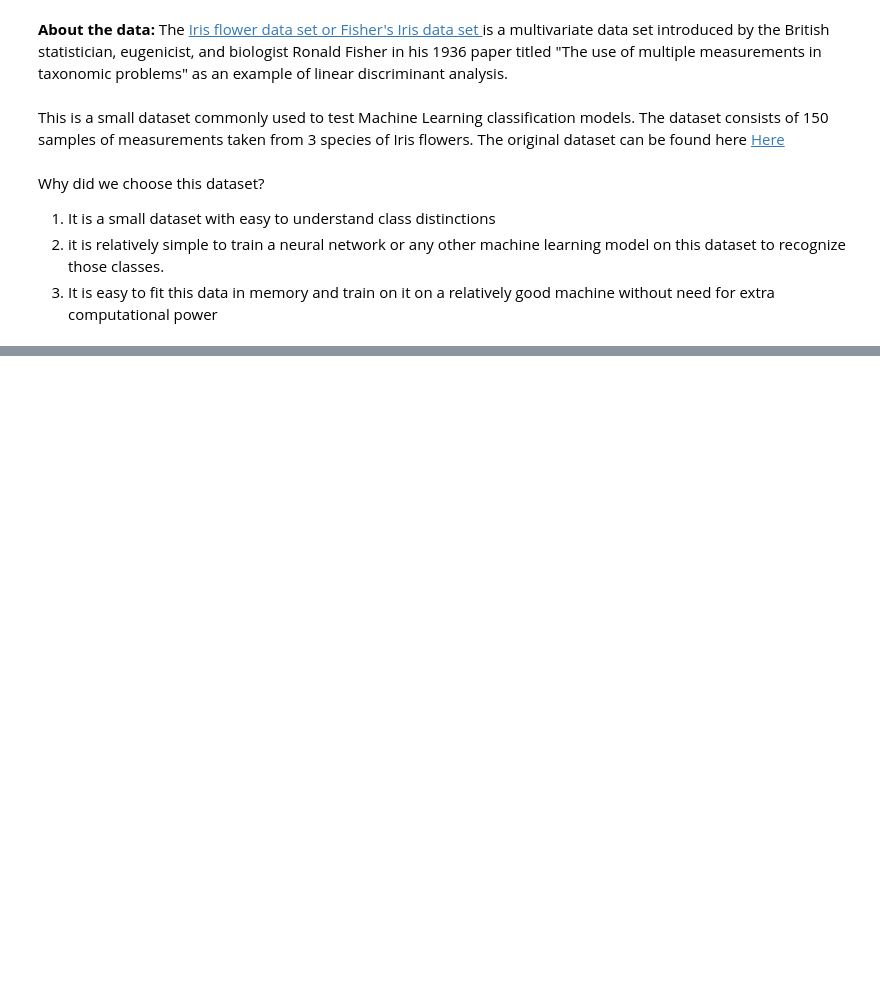
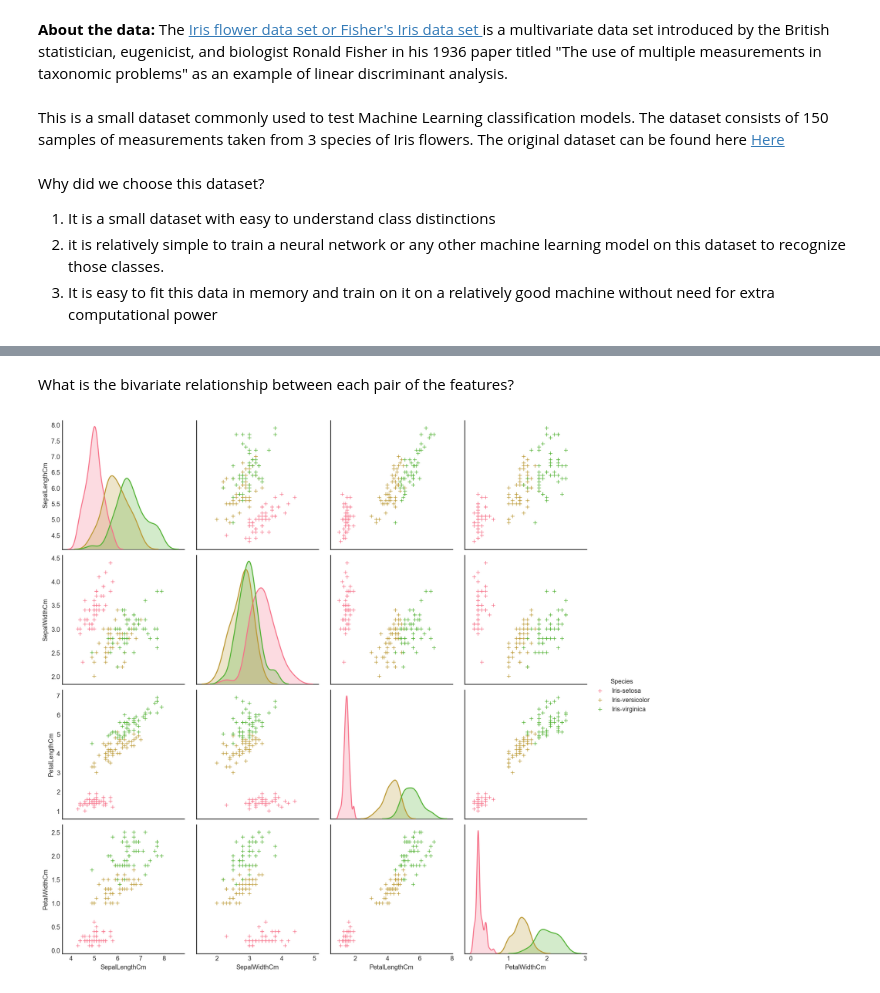
Before and after one commit to amuhebwa/FYS_Introduction_to_AI, a Jupyter notebook: iris_classification_FYS.ipynb, the cells around one changed output, grey strips where cells are left out. Drawn from its saved outputs; the diff is of its cells as text; code cells hidden in the pictures; blank space fills up the shorter version.

```diff
--- a/iris_classification_FYS.ipynb
+++ b/iris_classification_FYS.ipynb
@@ -30 +139,8 @@ Why did we choose this dataset?
+# %% [markdown]
+What is the bivariate relationship between each pair of the features?
+# %%
+b = sns.pairplot(dataset,hue="Species",diag_kind="kde", markers='+',height =3 );
+plt.show()
+# %% [output]
+[figure, added]
 # %% [markdown]
```
Also changed, not shown: parts of 20 cells of this notebook.
